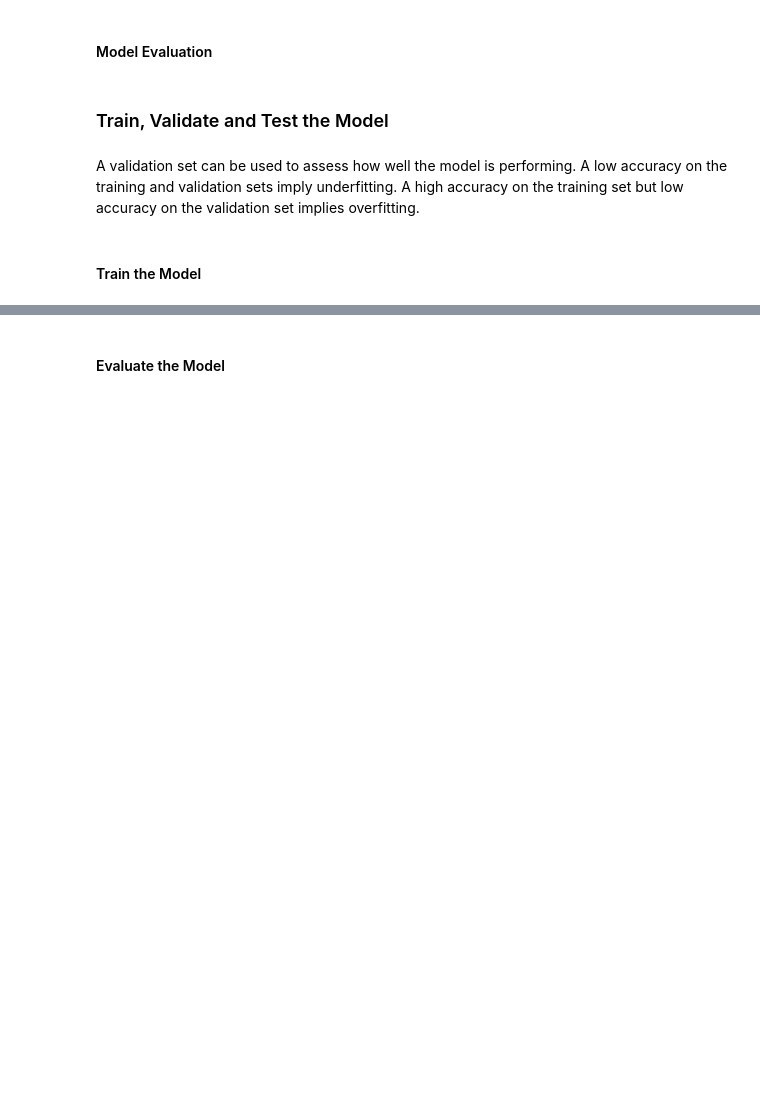
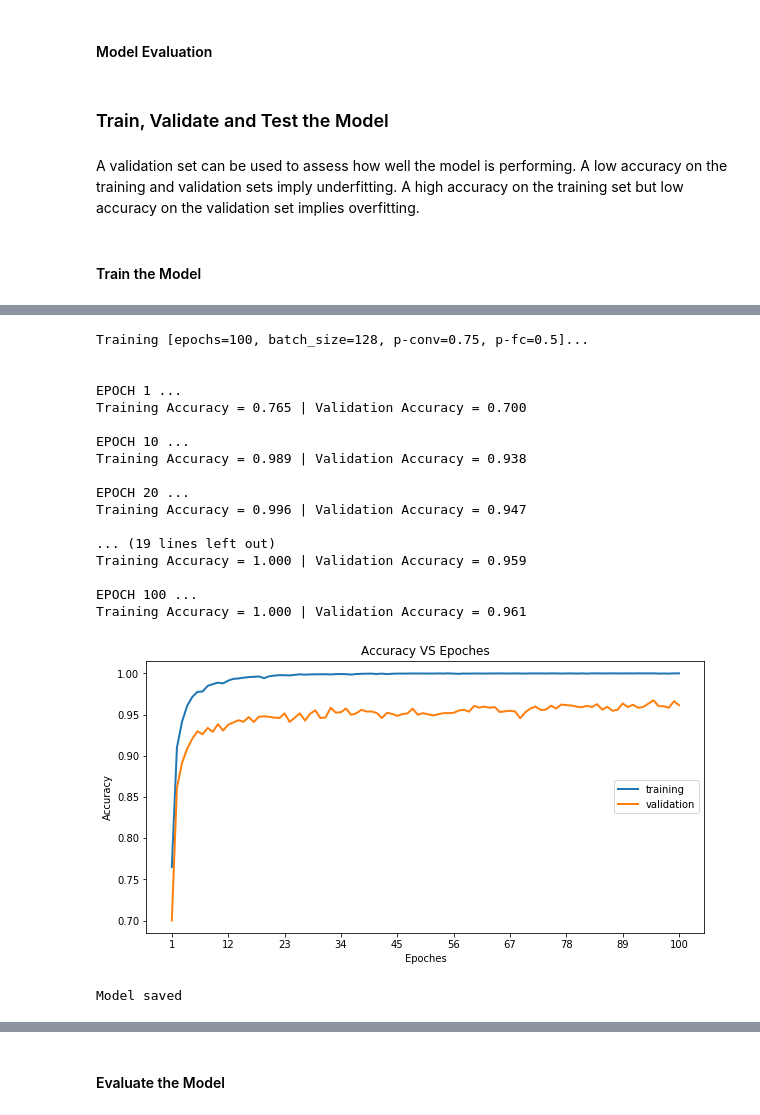
Before and after one commit to jingr1/CarND-Traffic-Sign-Classifier-Project, a Jupyter notebook: Traffic_Sign_Classifier.ipynb, the cells around one changed output, grey strips where cells are left out. Saved outputs shown, nothing was run; the diff lists cells and outputs as text; code cells hidden in the pictures; blank space fills up the shorter version.

```diff
--- a/Traffic_Sign_Classifier.ipynb
+++ b/Traffic_Sign_Classifier.ipynb
@@ -355,0 +452,22 @@ train_model(X_train_grayscaled,y_train,X_valid_grayscaled,y_valid,print_freq = 1
+# %%
+train_model(X_train_normalized,y_train,X_valid_normalized,y_valid,p_conv = 0.75, p_fc = 0.5,print_freq = 10)
+# %% [output]
+Training [epochs=100, batch_size=128, p-conv=0.75, p-fc=0.5]...
+
+
+EPOCH 1 ...
+Training Accuracy = 0.765 | Validation Accuracy = 0.700
+
+EPOCH 10 ...
+Training Accuracy = 0.989 | Validation Accuracy = 0.938
+
+EPOCH 20 ...
+Training Accuracy = 0.996 | Validation Accuracy = 0.947
+
+... (19 lines left out)
+Training Accuracy = 1.000 | Validation Accuracy = 0.959
+
+EPOCH 100 ...
+Training Accuracy = 1.000 | Validation Accuracy = 0.961
+[figure, added]
+Model saved
```
Also changed, not shown: parts of 25 cells of this notebook.
